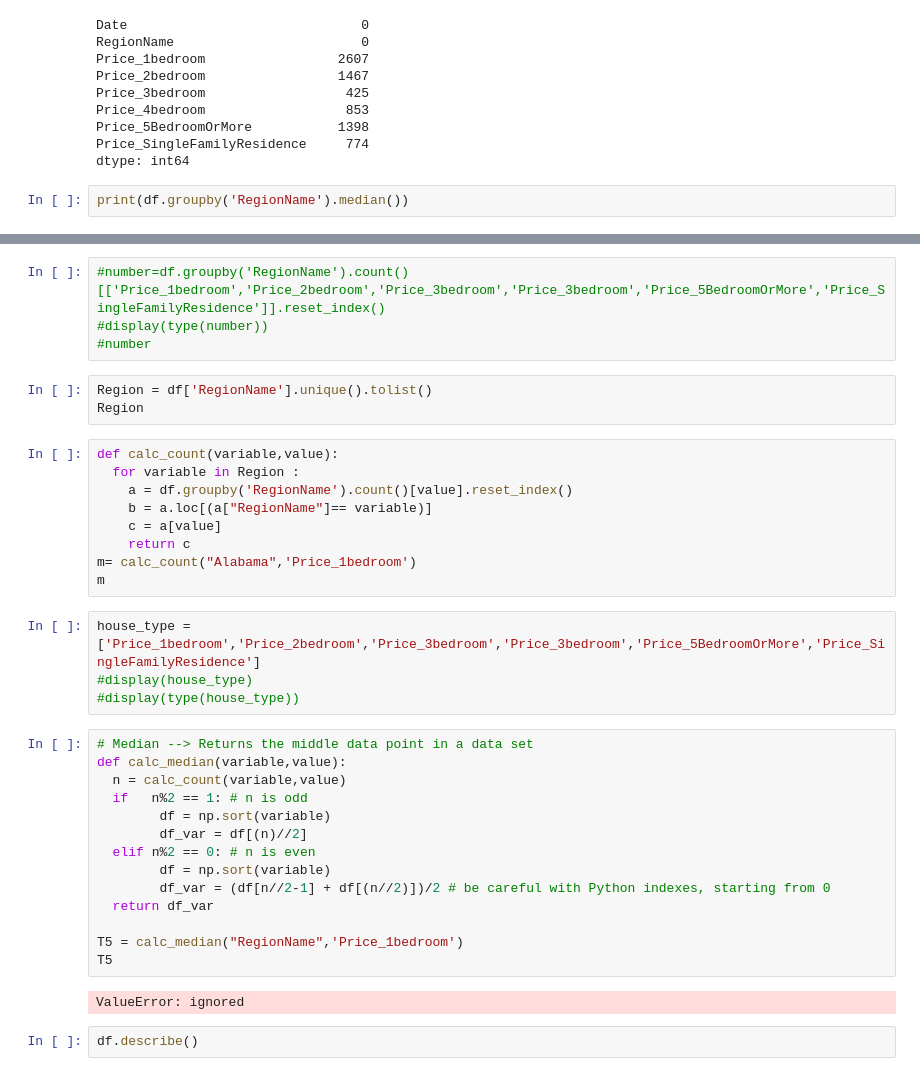
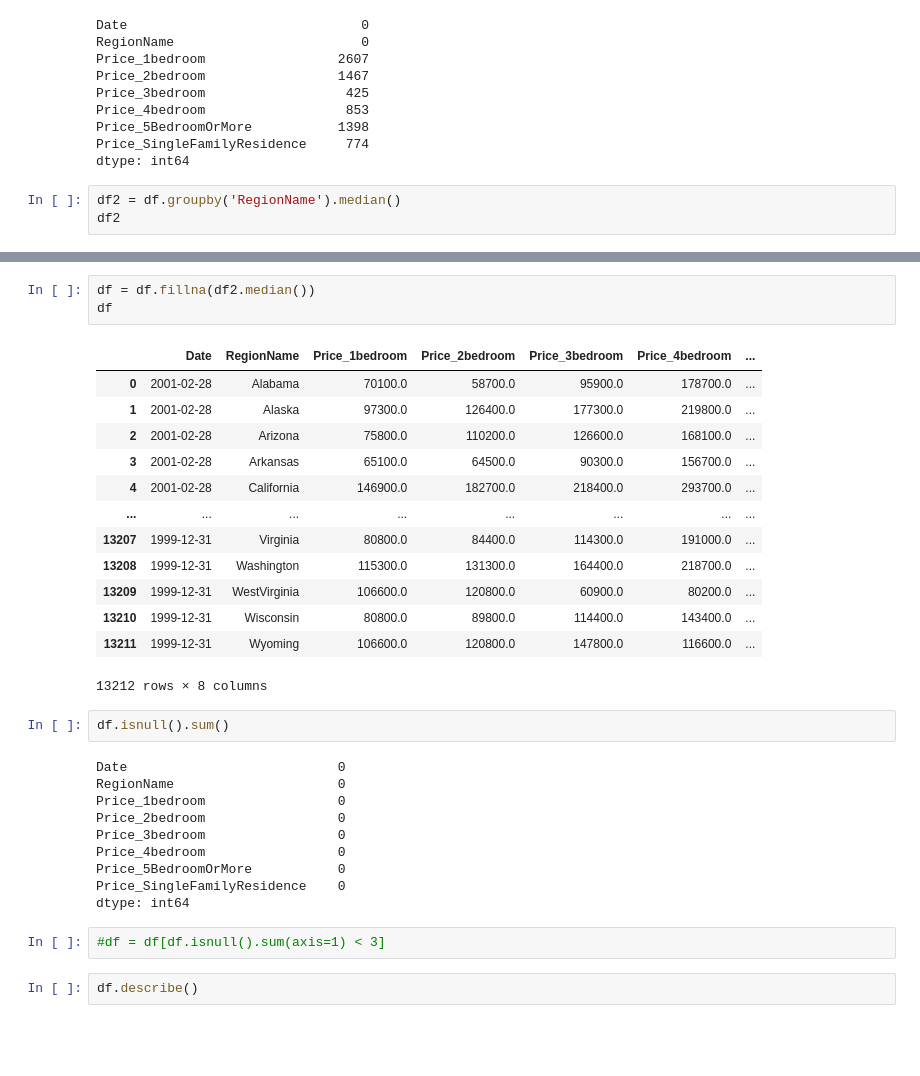
Before and after one commit to MaliheDahmardeh/state-house-price-analysis-SM, a Jupyter notebook: state-house-price-analysis.ipynb, the cells around one changed output, grey strips where cells are left out. Drawn from its saved outputs; the diff is of its cells as text; blank space fills up the shorter version.

```diff
--- a/state-house-price-analysis.ipynb
+++ b/state-house-price-analysis.ipynb
@@ -86,4 +86,5 @@ Price_5BedroomOrMore           1398
 Price_SingleFamilyResidence     774
 dtype: int64
 # %%
-print(df.groupby('RegionName').median())
+df2 = df.groupby('RegionName').median()
+df2
@@ -108,39 +91,34 @@ Wyoming                                178800.0
-# %%
-#number=df.groupby('RegionName').count()[['Price_1bedroom','Price_2bedroom','Price_3bedroom','Price_3bedroom','Price_5BedroomOrMore','Price_SingleFamilyResidence']].reset_index()
-#display(type(number))
-#number
-# %%
-Region = df['RegionName'].unique().tolist()
-Region
-# %%
-def calc_count(variable,value):
-  for variable in Region :
-    a = df.groupby('RegionName').count()[value].reset_index()
-    b = a.loc[(a["RegionName"]== variable)]
-    c = a[value]
-    return c
-m= calc_count("Alabama",'Price_1bedroom')
-m
-# %%
-house_type = ['Price_1bedroom','Price_2bedroom','Price_3bedroom','Price_3bedroom','Price_5BedroomOrMore','Price_SingleFamilyResidence']
-#display(house_type)
-#display(type(house_type))
-# %%
-# Median --> Returns the middle data point in a data set
-def calc_median(variable,value):
-  n = calc_count(variable,value)
-  if   n%2 == 1: # n is odd
-        df = np.sort(variable)
-        df_var = df[(n)//2]
-  elif n%2 == 0: # n is even
-        df = np.sort(variable)
-        df_var = (df[n//2-1] + df[(n//2)])/2 # be careful with Python indexes, starting from 0
-  return df_var
-
-T5 = calc_median("RegionName",'Price_1bedroom')
-T5
-# %% [output]
-ValueError: ignored
+# %%
+df = df.fillna(df2.median())
+df
+# %% [output]
+|  | Date | RegionName | Price_1bedroom | Price_2bedroom | Price_3bedroom | Price_4bedroom | ... |
+| 0 | 2001-02-28 | Alabama | 70100.0 | 58700.0 | 95900.0 | 178700.0 | ... |
+| 1 | 2001-02-28 | Alaska | 97300.0 | 126400.0 | 177300.0 | 219800.0 | ... |
+| 2 | 2001-02-28 | Arizona | 75800.0 | 110200.0 | 126600.0 | 168100.0 | ... |
+| 3 | 2001-02-28 | Arkansas | 65100.0 | 64500.0 | 90300.0 | 156700.0 | ... |
+| 4 | 2001-02-28 | California | 146900.0 | 182700.0 | 218400.0 | 293700.0 | ... |
+| ... | ... | ... | ... | ... | ... | ... | ... |
+| 13207 | 1999-12-31 | Virginia | 80800.0 | 84400.0 | 114300.0 | 191000.0 | ... |
+| 13208 | 1999-12-31 | Washington | 115300.0 | 131300.0 | 164400.0 | 218700.0 | ... |
+| 13209 | 1999-12-31 | WestVirginia | 106600.0 | 120800.0 | 60900.0 | 80200.0 | ... |
+| 13210 | 1999-12-31 | Wisconsin | 80800.0 | 89800.0 | 114400.0 | 143400.0 | ... |
+| 13211 | 1999-12-31 | Wyoming | 106600.0 | 120800.0 | 147800.0 | 116600.0 | ... |
+13212 rows × 8 columns
+# %%
+df.isnull().sum()
+# %% [output]
+Date                           0
+RegionName                     0
+Price_1bedroom                 0
+Price_2bedroom                 0
+Price_3bedroom                 0
+Price_4bedroom                 0
+Price_5BedroomOrMore           0
+Price_SingleFamilyResidence    0
+dtype: int64
+# %%
+#df = df[df.isnull().sum(axis=1) < 3]
 # %%
 df.describe()
 # %% [output]
```
Also changed, not shown: parts of 1 cell of this notebook.
